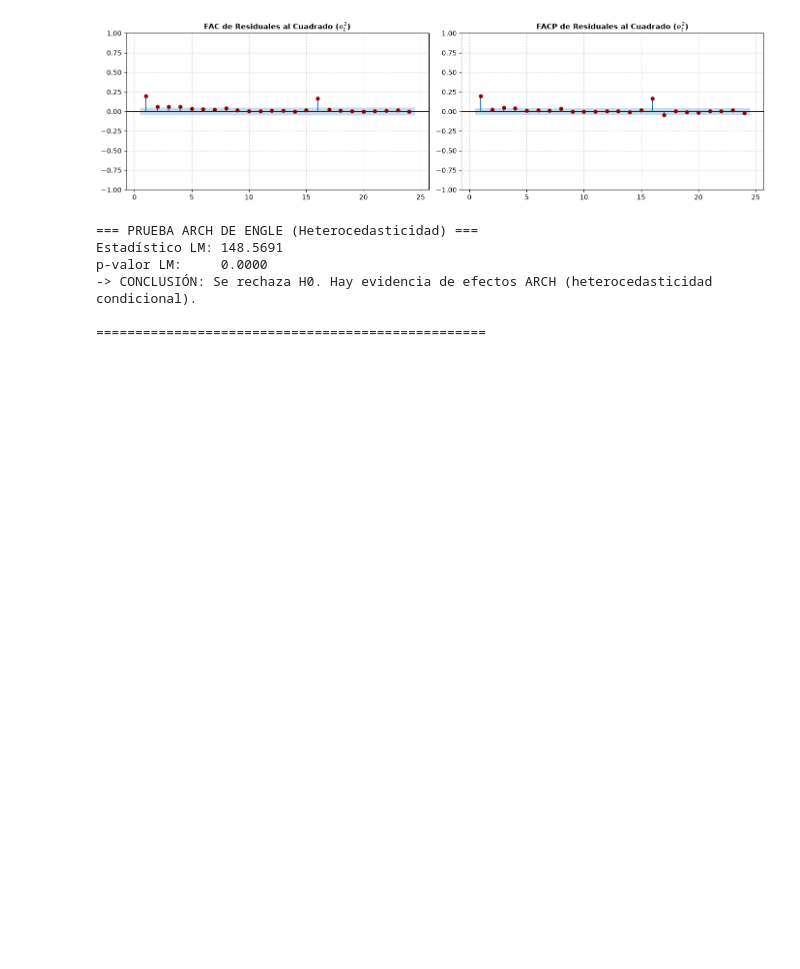
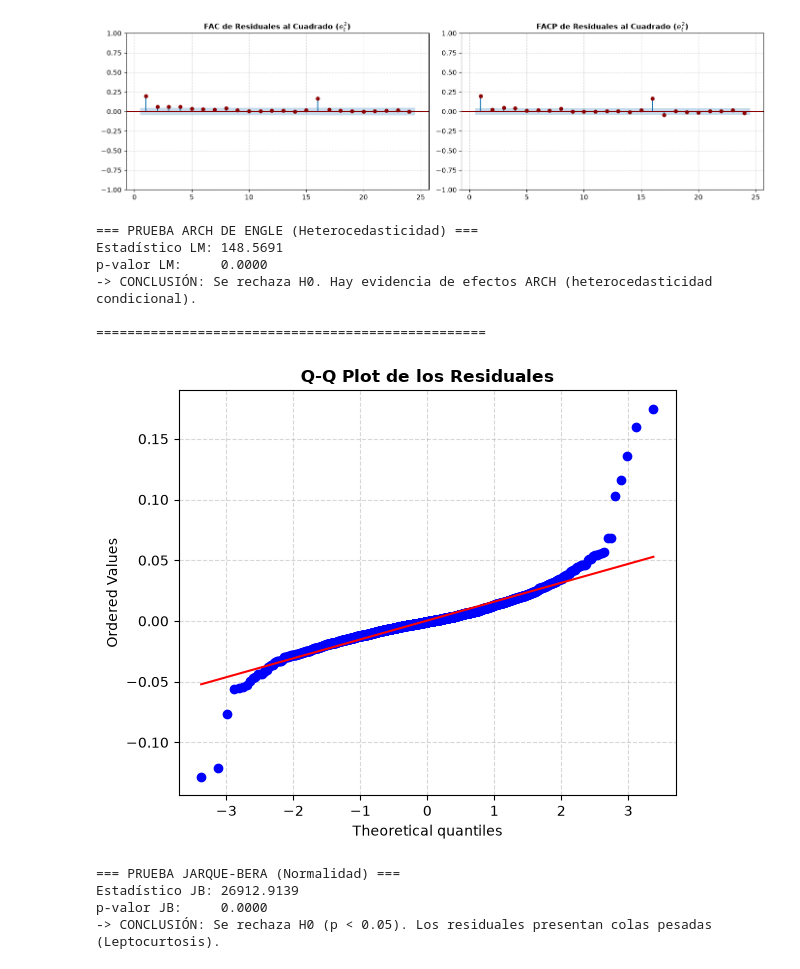
Before and after one commit to dtorrespi-hue/Poster-econometria-II, a Jupyter notebook: PostereconometriaII.ipynb, the cells around one changed output. Cells and saved outputs as stored; diff of their text form; code cells hidden in the pictures; blank space fills up the shorter version.

```diff
--- a/PostereconometriaII.ipynb
+++ b/PostereconometriaII.ipynb
@@ -461,3 +461,30 @@ p-valor LM:     0.0000
 ==================================================
 # %%
 #Comentarios: Teniendo en cuenta lo volatil que es el mercado de la gasolina, se puede decir que el resultado era algo esperable. Esto se confirma con la heterocedasticidad condicional que arrojó el modelo.
+# %%
+# ----------------------------------------------------------
+# E. Q-Q Plot y Prueba de Normalidad Jarque-Bera
+# ----------------------------------------------------------
+fig, ax = plt.subplots(figsize=(6, 5))
+probplot(residuos, dist="norm", plot=ax)
+ax.set_title("Q-Q Plot de los Residuales", fontsize=12, fontweight='bold')
+ax.grid(True, linestyle='--', alpha=0.5)
+plt.tight_layout()
+plt.show()
+
+jb_stat, jb_pvalue = jarque_bera(residuos)
+
+print("=== PRUEBA JARQUE-BERA (Normalidad) ===")
+print(f"Estadístico JB: {jb_stat:.4f}")
+print(f"p-valor JB:     {jb_pvalue:.4f}")
+
+if jb_pvalue > 0.05:
+    print("-> CONCLUSIÓN: No se rechaza H0 (p > 0.05). Los residuales siguen una distribución NORMAL.")
+else:
+    print("-> CONCLUSIÓN: Se rechaza H0 (p < 0.05). Los residuales presentan colas pesadas (Leptocurtosis).")
+# %% [output]
+[figure, added]
+=== PRUEBA JARQUE-BERA (Normalidad) ===
+Estadístico JB: 26912.9139
+p-valor JB:     0.0000
+-> CONCLUSIÓN: Se rechaza H0 (p < 0.05). Los residuales presentan colas pesadas (Leptocurtosis).
```
Also changed, not shown: parts of 2 cells of this notebook.
